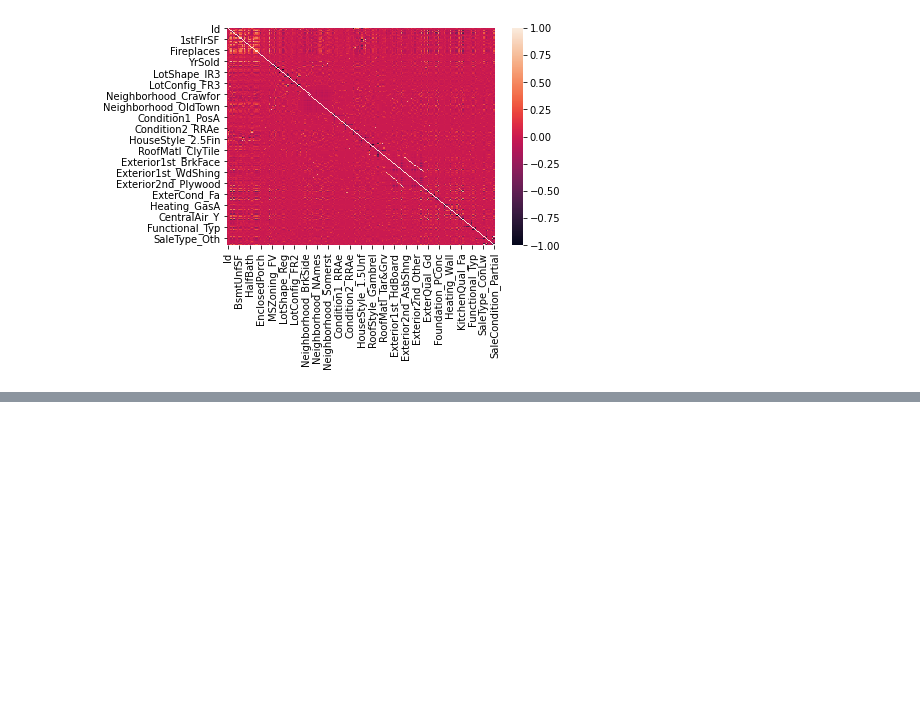
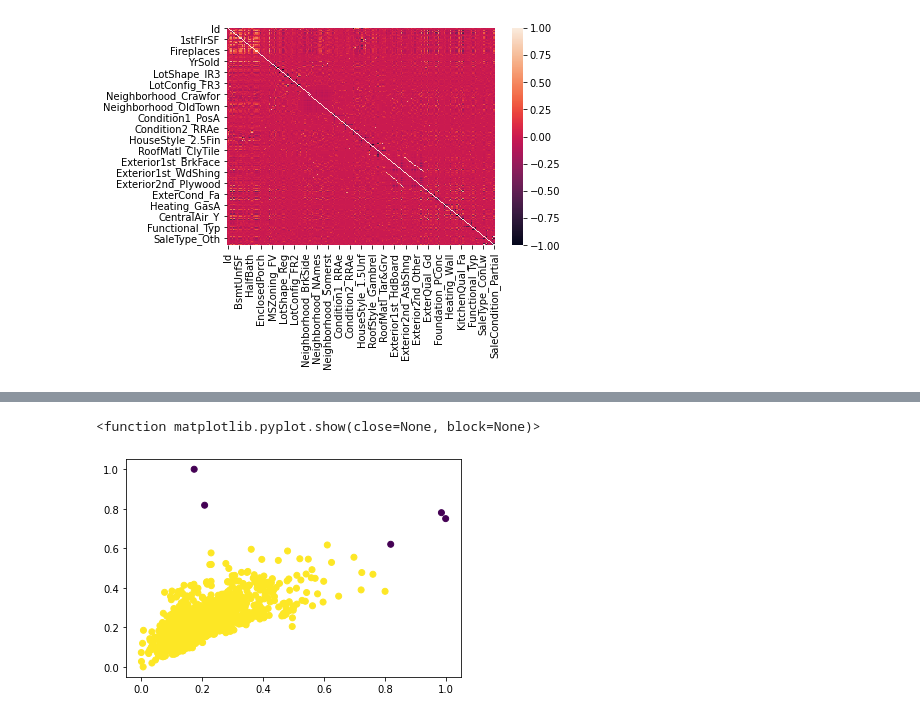
Before and after one commit to heisenberg0424/NSYSU_CSE_2020, a Jupyter notebook: ML/HW4/B075040041_第十一組_HW4.ipynb, the cells around one changed output, grey strips where cells are left out. Drawn from its saved outputs; the diff is of its cells as text; code cells hidden in the pictures; blank space fills up the shorter version.

```diff
--- a/ML/HW4/B075040041_第十一組_HW4.ipynb
+++ b/ML/HW4/B075040041_第十一組_HW4.ipynb
@@ -188,0 +170,7 @@ plt.show()
+# %%
+dbs=DBSCAN(eps=0.1).fit_predict(price_and_area)
+plt.scatter(price_and_area['price'],price_and_area['area'],c=dbs)
+plt.show
+# %% [output]
+<function matplotlib.pyplot.show(close=None, block=None)>
+[figure, added]
```
Also changed, not shown: parts of 7 cells of this notebook, 13 other files.
